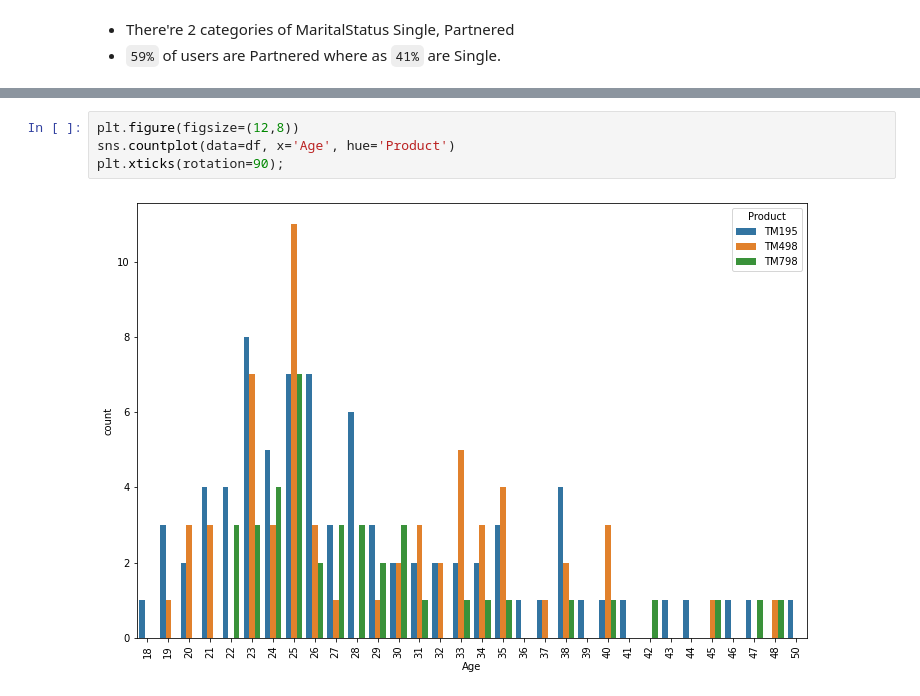
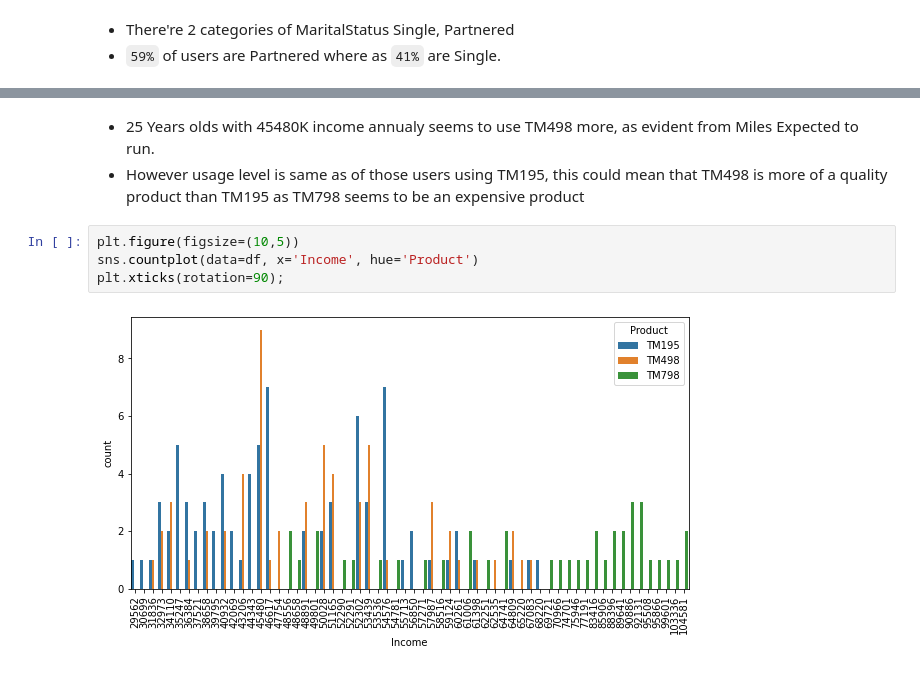
Before and after one commit to miricoder/projects, a Jupyter notebook: FAIML/Cardio_Good_Fitness_Project.ipynb, the cells around one changed output, grey strips where cells are left out. Cells and saved outputs as stored; diff of their text form.

```diff
--- a/FAIML/Cardio_Good_Fitness_Project.ipynb
+++ b/FAIML/Cardio_Good_Fitness_Project.ipynb
@@ -566,6 +592,9 @@ plt.show()
+# %% [markdown]
+* 25 Years olds with 45480K income annualy seems to use TM498 more, as evident from Miles Expected to run.
+* However usage level is same as of those users using TM195, this could mean that TM498 is more of a quality product than TM195 as TM798 seems to be an expensive product
 # %%
-plt.figure(figsize=(12,8))
-sns.countplot(data=df, x='Age', hue='Product')
+plt.figure(figsize=(10,5))
+sns.countplot(data=df, x='Income', hue='Product')
 plt.xticks(rotation=90);
 # %% [output]
-[figure, old version]
+[figure, new version]
```
Also changed, not shown: parts of 22 cells of this notebook.
